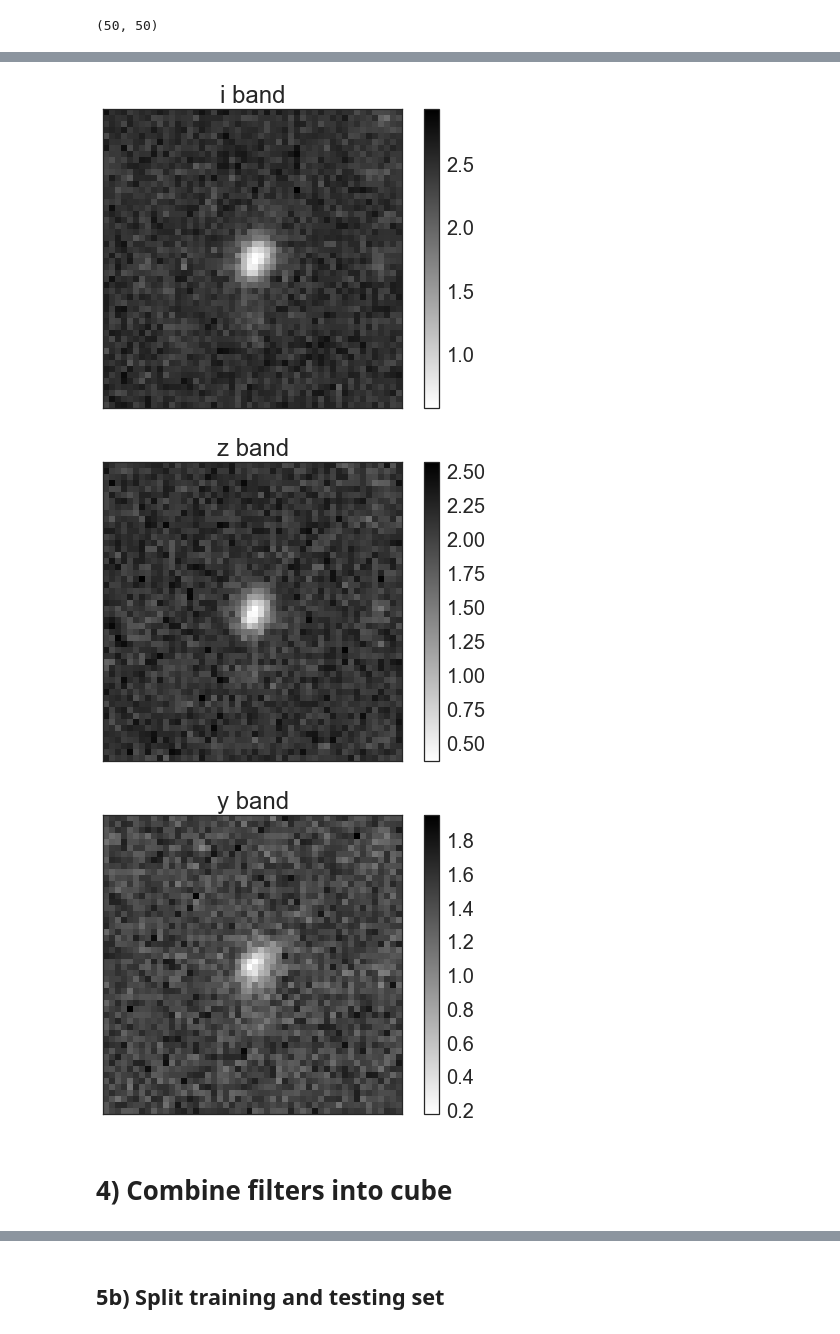
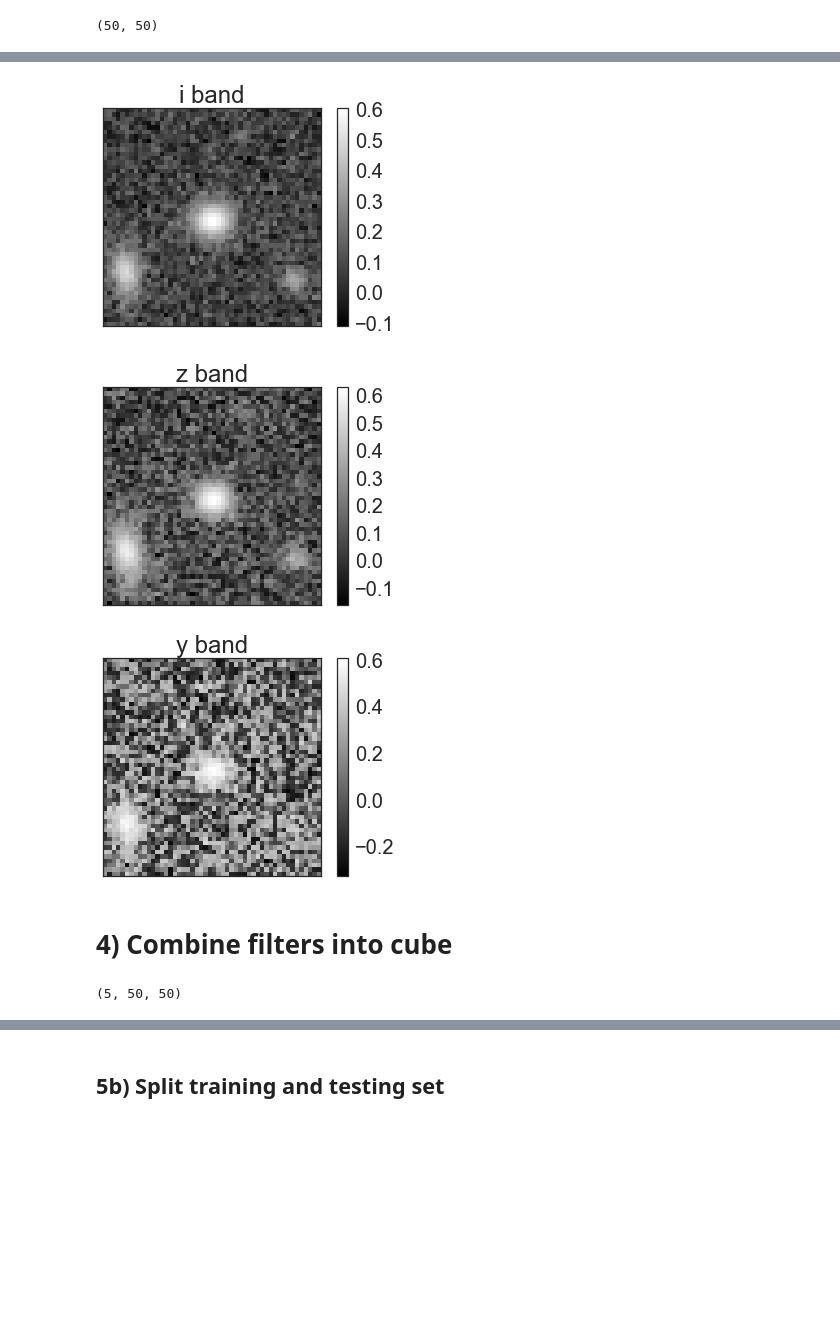
Before and after one commit to yluo54301/dwarf_photo-z, a Jupyter notebook: dwarfz/DNN/keras_prototype.ipynb, the cells around one changed output, grey strips where cells are left out. Saved outputs shown, nothing was run; the diff lists cells and outputs as text; code cells hidden in the pictures; blank space fills up the shorter version.

```diff
--- a/dwarfz/DNN/keras_prototype.ipynb
+++ b/dwarfz/DNN/keras_prototype.ipynb
@@ -151,0 +170,2 @@ image_stretched = apply_stretch(image)
+# %%
+image_scaled = scale(image, flux_mag_0)
@@ -179,7 +200,29 @@ for band in bands:
+# %%
+pre_transformed_image_size  = 100
+post_transformed_image_size = 50
 # %%
-default_image_size = 50 # pixels, should be even
-def get_cutout(image, cutout_size = default_image_size):
-    image_shape = image.shape
+def get_cutout(image, cutout_size):
+    """Takes an image, and cuts it down to `cutout_size x cutout_size`
+    It only affects the final two dimensions of the array, so
+    you can easily deal with multiple images / multiple channels
+    simply by setting up the array with shape (n_channels, height, width)
+
+    Inputs
+    ------
+    image : np.ndarray (ndim >= 2)
+    cutout_size : int
+        the [maximum] number of pixels you want in each dimension
+        of the final image.
+
+
+
+    Notes
+    -----
+    If `cutout_size` is large than an image dimension, it'll silently
+    keep *the entire* range of that dimension. This won't have any
+    side-effects on the other dimension of non-square images.
+"""
+    image_shape = image.shape[-2:]
 
     center_index = (image_shape[0]//2, image_shape[1]//2)
 
@@ -189,11 +232,11 @@ def get_cutout(image, cutout_size = default_image_size):
     min_y = center_index[1] - (cutout_size//2)
     max_y = center_index[1] + (cutout_size//2)
 
-    cutout = image[min_x:max_x, min_y:max_y]
+    cutout = image[..., min_x:max_x, min_y:max_y]
 
     return cutout
 # %%
-cutout = get_cutout(image_stretched)
+cutout = get_cutout(image_scaled, post_transformed_image_size)
 cutout.shape
 # %% [output]
 (50, 50)
@@ -204,11 +247,11 @@ image_plotter(cutout, reverse_cmap=True)
 # %%
 for band in bands:
-    image = get_image(HSC_id, band)
-    image_stretched = apply_stretch(image)
-    cutout = get_cutout(image_stretched)
+    image, flux_mag_0 = get_image(HSC_id, band)
+    image_scaled = scale(image, flux_mag_0)
+    cutout = get_cutout(image_scaled, post_transformed_image_size)
 
     plt.figure()
-    image_plotter(cutout, reverse_cmap=True)
+    image_plotter(cutout)
     plt.title("{} band".format(band))
     plt.colorbar()
 # %% [output]
@@ -217,6 +260,6 @@ for band in bands:
-[figure, old version]
+[figure, new version]
-[figure, old version]
+[figure, new version]
-[figure, old version]
+[figure, new version]
 # %% [markdown]
 # 4) Combine filters into cube
 # %%
@@ -229,2 +273,5 @@ for i, band in enumerate(bands):
 # %%
 cutout_cube = np.array(cutouts)
+cutout_cube.shape
+# %% [output]
+(5, 50, 50)
```
Also changed, not shown: parts of 97 cells of this notebook.
